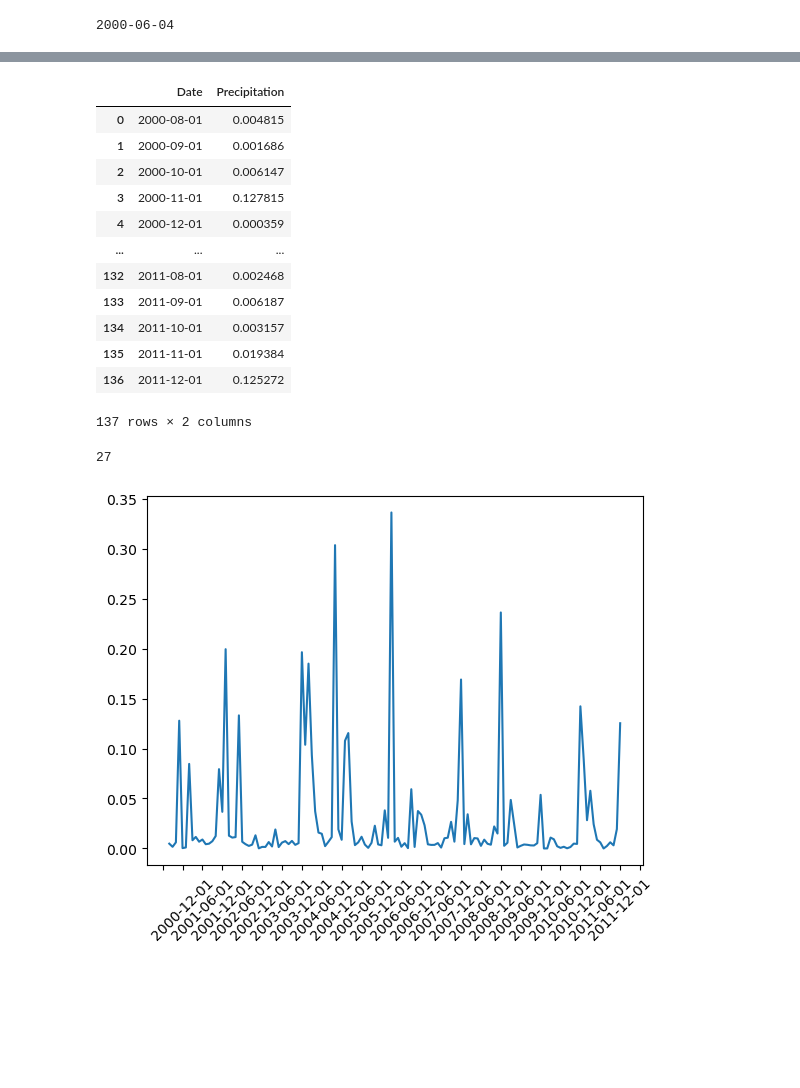
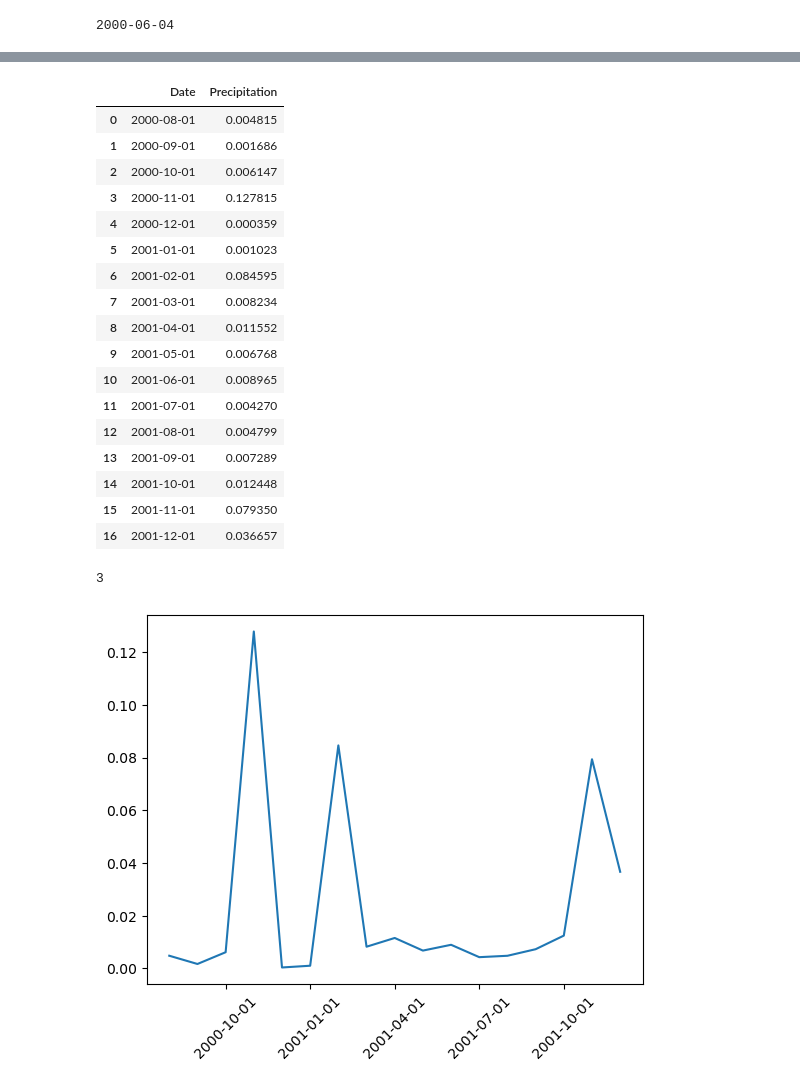
Before and after one commit to disilvestro/GetPrecipitation, a Jupyter notebook: get_precipitation_lalo.ipynb, the cells around one changed output, grey strips where cells are left out. Cells and saved outputs as stored; diff of their text form; code cells hidden in the pictures; blank space fills up the shorter version.

```diff
--- a/get_precipitation_lalo.ipynb
+++ b/get_precipitation_lalo.ipynb
@@ -112,6 +114,7 @@ def adapt_coordinates(lon, lat):
 # %%
 def plot_precipitaion(longitude, latitude, start_date, end_date, folder, path):
 
+        newdf = {}
         df = pd.DataFrame()
         dictionary = {}
 
@@ -167,8 +170,8 @@ def plot_precipitaion(longitude, latitude, start_date, end_date, folder, path):
                 else: continue
 
         return newdf
-newdf = {}
-newdf = plot_precipitaion(lon, lat, '2000-01-08', '2011-01-12', folder_name, '')
+
+newdf = plot_precipitaion(lon, lat, '2000-01-08', '2001-01-12', folder_name, '')
 # %% [output]
 ./data/2000-01-08.HDF5
 ./data/2000-01-09.HDF5
@@ -196,47 +199,48 @@ newdf
 | 2 | 2000-10-01 | 0.006147 |
 | 3 | 2000-11-01 | 0.127815 |
 | 4 | 2000-12-01 | 0.000359 |
-| ... | ... | ... |
-| 132 | 2011-08-01 | 0.002468 |
-| 133 | 2011-09-01 | 0.006187 |
-| 134 | 2011-10-01 | 0.003157 |
-| 135 | 2011-11-01 | 0.019384 |
-| 136 | 2011-12-01 | 0.125272 |
+| 5 | 2001-01-01 | 0.001023 |
+| 6 | 2001-02-01 | 0.084595 |
+| 7 | 2001-03-01 | 0.008234 |
+| 8 | 2001-04-01 | 0.011552 |
+| 9 | 2001-05-01 | 0.006768 |
+| 10 | 2001-06-01 | 0.008965 |
+| 11 | 2001-07-01 | 0.004270 |
+| 12 | 2001-08-01 | 0.004799 |
+| 13 | 2001-09-01 | 0.007289 |
+| 14 | 2001-10-01 | 0.012448 |
+| 15 | 2001-11-01 | 0.079350 |
+| 16 | 2001-12-01 | 0.036657 |
-137 rows × 2 columns
 # %%
 # newdf["roll30"] = newdf.Precipitation.rolling(30).sum()
 # newdf["roll90"] = newdf.Precipitation.rolling(90).sum()
 # newdf["roll180"] = newdf.Precipitation.rolling(180).sum()
 
 # newdf["log30"] = np.log(newdf.roll30)
 # newdf["log90"] = np.log(newdf.roll90)
 # newdf["log180"] = np.log(newdf.roll180)
 
 newdf["cum"] = newdf.Precipitation.cumsum()
 
 rainfalldfNoNull =newdf.dropna()
 
 # plt.plot(newdf.Date,newdf.Precipitation)
 
 plt.plot(rainfalldfNoNull.Date, rainfalldfNoNull.Precipitation)
 
 #Calculate intervals base on Dataframe dimension
-rows = newdf.shape[0]
-interval = round((rows/100)*20)
+interval = round((newdf.shape[0]/100)*20)
 
-# 7 Months increase for x axes ticks
-plt.gca().xaxis.set_major_locator(dt.DayLocator(interval=6))
+#Invervals for x axes label
+plt.gca().xaxis.set_major_locator(dt.DayLocator(interval=interval))
 
 plt.xticks(rotation=45)
 
-#Number of rows calculate intervals base on Dataframe dimension
-rows = newdf.shape[0]
-interval = round((rows/100)*20)
 print(interval)
 
 # Data plot
 plt.show()
 # %% [output]
-27
+3
-[figure, old version]
+[figure, new version]
 # %%
```
Also changed, not shown: parts of 3 cells of this notebook.
